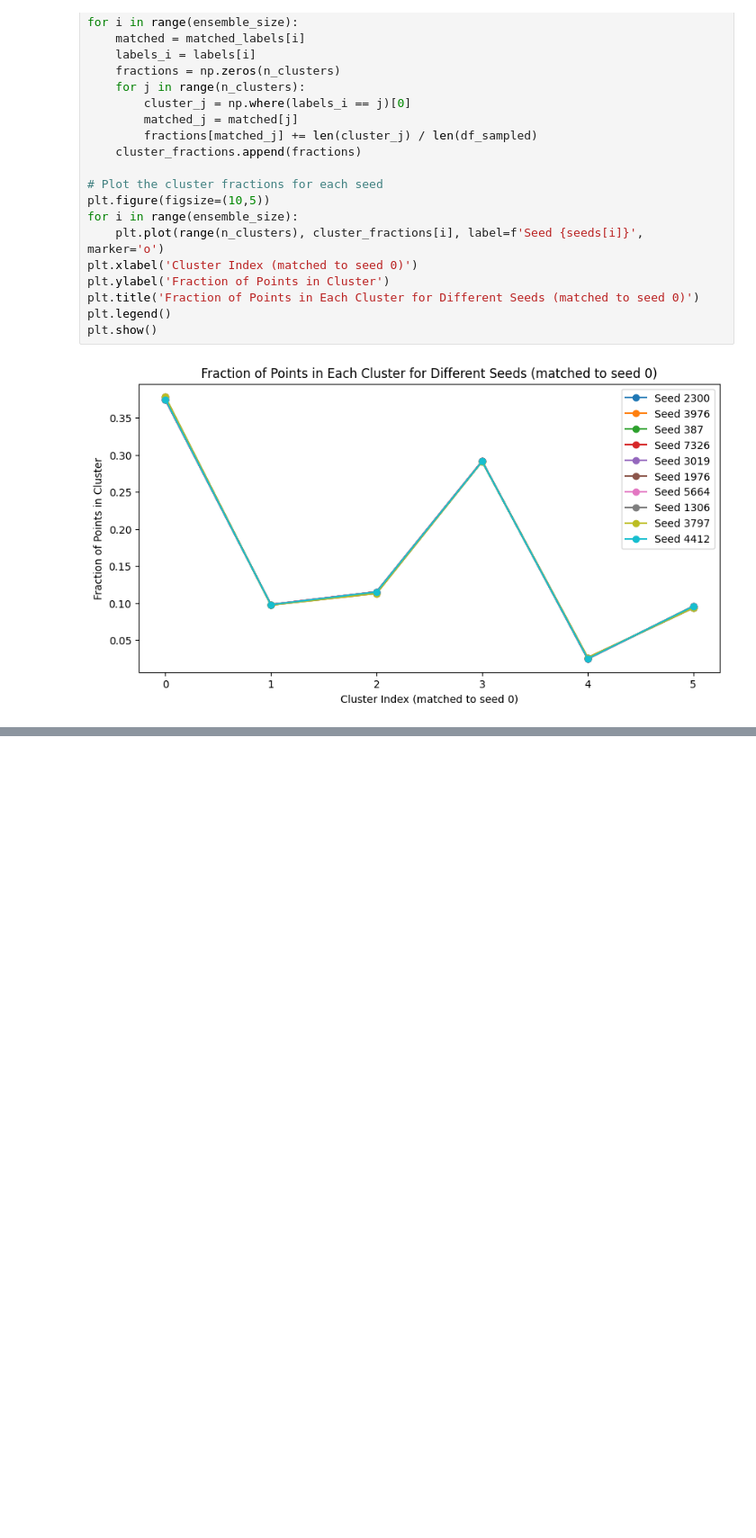
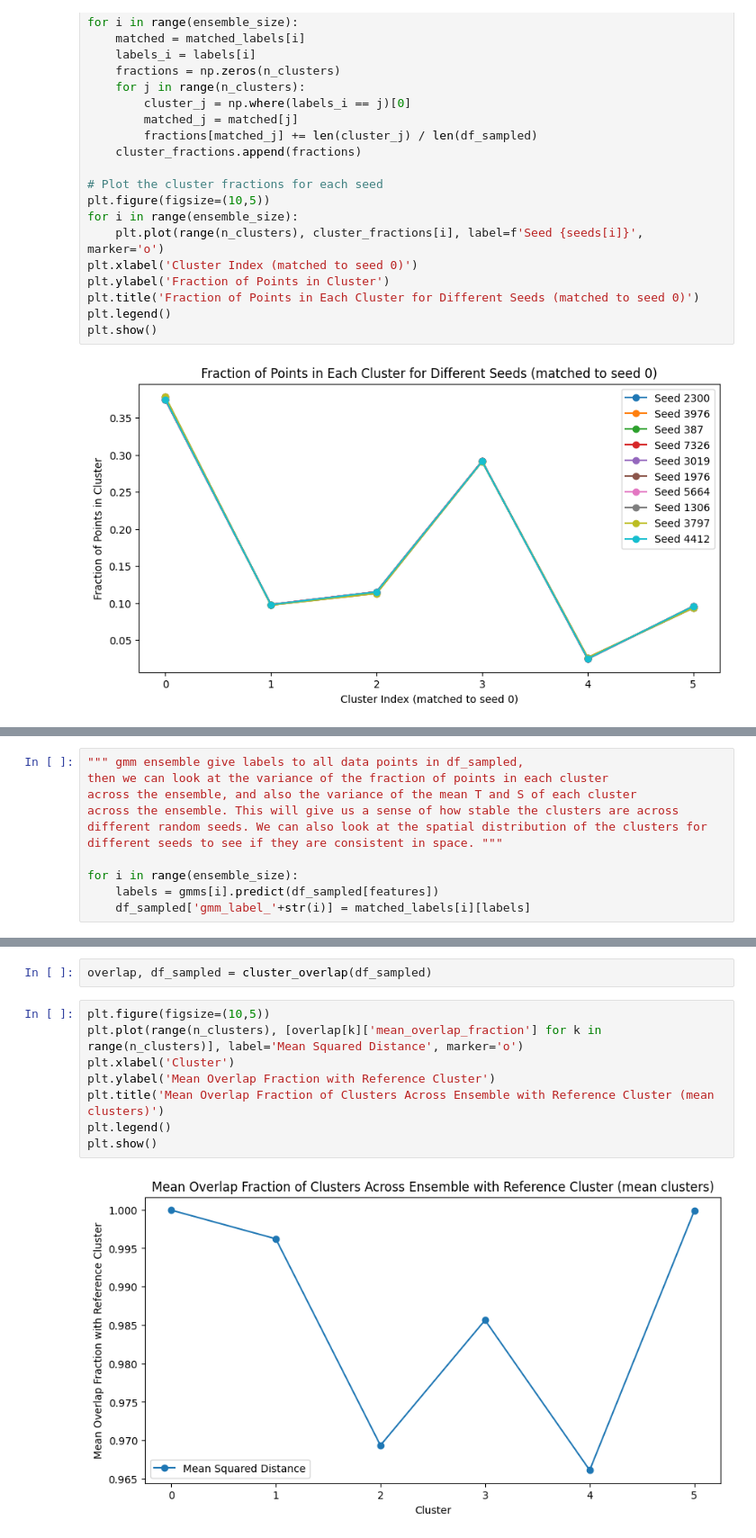
Before and after one commit to Mfdcng2/WaterMassClassification, a Jupyter notebook: Cluster_n_sensitivity/Ensemble_10.ipynb, the cells around one changed output, grey strips where cells are left out. Shown at 90% size. Drawn from its saved outputs; the diff is of its cells as text; blank space fills up the shorter version.

```diff
--- a/Cluster_n_sensitivity/Ensemble_10.ipynb
+++ b/Cluster_n_sensitivity/Ensemble_10.ipynb
@@ -213,0 +299,11 @@ ValueError: setting an array element with a sequence. The requested array has an
+# %%
+""" gmm ensemble give labels to all data points in df_sampled,
+then we can look at the variance of the fraction of points in each cluster
+across the ensemble, and also the variance of the mean T and S of each cluster
+across the ensemble. This will give us a sense of how stable the clusters are across
+different random seeds. We can also look at the spatial distribution of the clusters for
+different seeds to see if they are consistent in space. """
+
+for i in range(ensemble_size):
+    labels = gmms[i].predict(df_sampled[features])
+    df_sampled['gmm_label_'+str(i)] = matched_labels[i][labels]
@@ -213,0 +349,12 @@ ValueError: setting an array element with a sequence. The requested array has an
+# %%
+overlap, df_sampled = cluster_overlap(df_sampled)
+# %%
+plt.figure(figsize=(10,5))
+plt.plot(range(n_clusters), [overlap[k]['mean_overlap_fraction'] for k in range(n_clusters)], label='Mean Squared Distance', marker='o')
+plt.xlabel('Cluster')
+plt.ylabel('Mean Overlap Fraction with Reference Cluster')
+plt.title('Mean Overlap Fraction of Clusters Across Ensemble with Reference Cluster (mean clusters)')
+plt.legend()
+plt.show()
+# %% [output]
+[figure, added]
```
Also changed, not shown: parts of 20 cells of this notebook.
